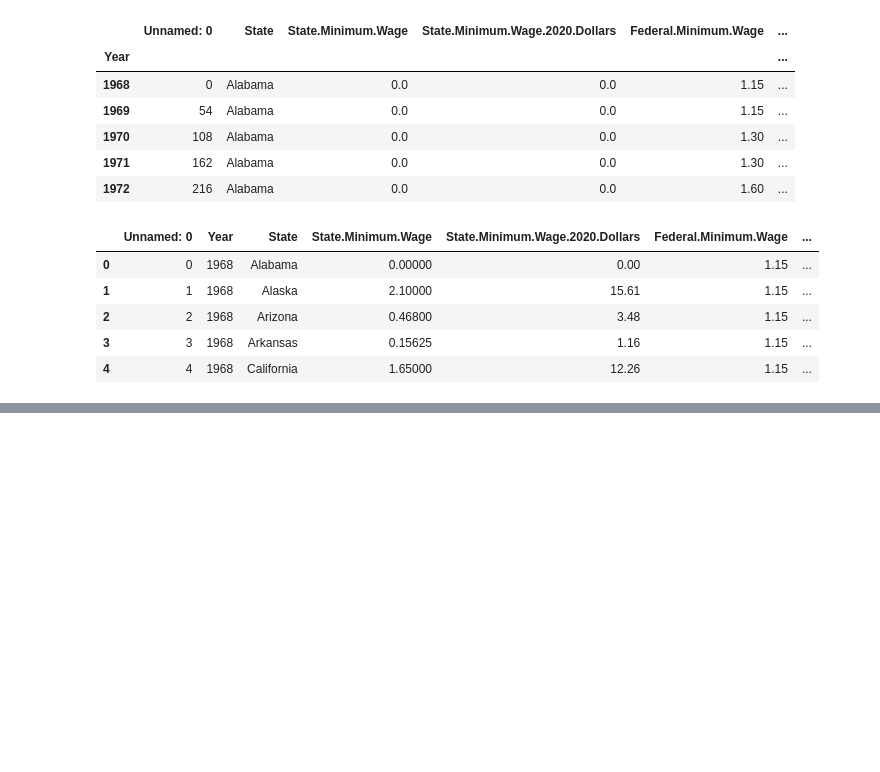
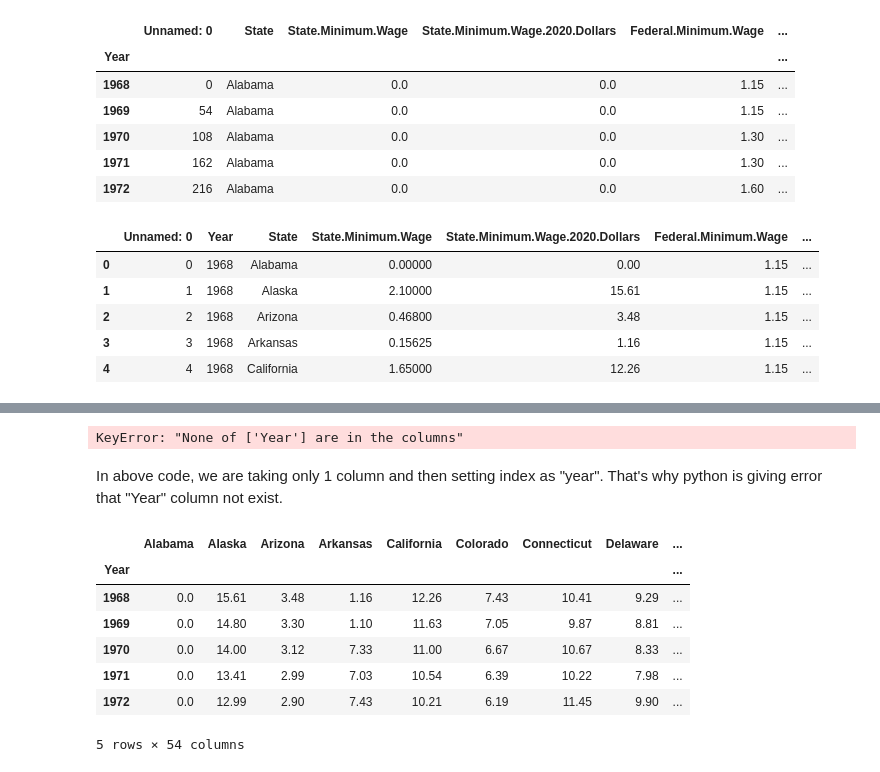
Before and after one commit to SiddheshDaphane/US-Minimum-Wage-by-State-Data-Analysis, a Jupyter notebook: min_wage.ipynb, the cells around one changed output, grey strips where cells are left out. Drawn from its saved outputs; the diff is of its cells as text; code cells hidden in the pictures; blank space fills up the shorter version.

```diff
--- a/min_wage.ipynb
+++ b/min_wage.ipynb
@@ -109,0 +154,21 @@ df.head()
+# %%
+for name, group in df.groupby("State"):
+    if min_wage.empty:
+        min_wage = group[["State.Minimum.Wage.2020.Dollars"]].rename(columns={"State.Minimum.Wage.2020.Dollars":name}).set_index("Year")
+    else:
+        min_wage = min_wage.join(group[["State.Minimum.Wage.2020.Dollars"]].rename(columns={"State.Minimum.Wage.2020.Dollars":name})).set_index("Year")
+# %% [output]
+KeyError: "None of ['Year'] are in the columns"
+# %% [markdown]
+In above code, we are taking only 1 column and then setting index as "year". That's why python is giving error that "Year" column not exist.
+# %%
+act_min_wage.head()
+# %% [output]
+|  | Alabama | Alaska | Arizona | Arkansas | California | Colorado | Connecticut | Delaware | ... |
+| Year |  |  |  |  |  |  |  |  | ... |
+| 1968 | 0.0 | 15.61 | 3.48 | 1.16 | 12.26 | 7.43 | 10.41 | 9.29 | ... |
+| 1969 | 0.0 | 14.80 | 3.30 | 1.10 | 11.63 | 7.05 | 9.87 | 8.81 | ... |
+| 1970 | 0.0 | 14.00 | 3.12 | 7.33 | 11.00 | 6.67 | 10.67 | 8.33 | ... |
+| 1971 | 0.0 | 13.41 | 2.99 | 7.03 | 10.54 | 6.39 | 10.22 | 7.98 | ... |
+| 1972 | 0.0 | 12.99 | 2.90 | 7.43 | 10.21 | 6.19 | 11.45 | 9.90 | ... |
+5 rows × 54 columns
```
Also changed, not shown: parts of 11 cells of this notebook.
